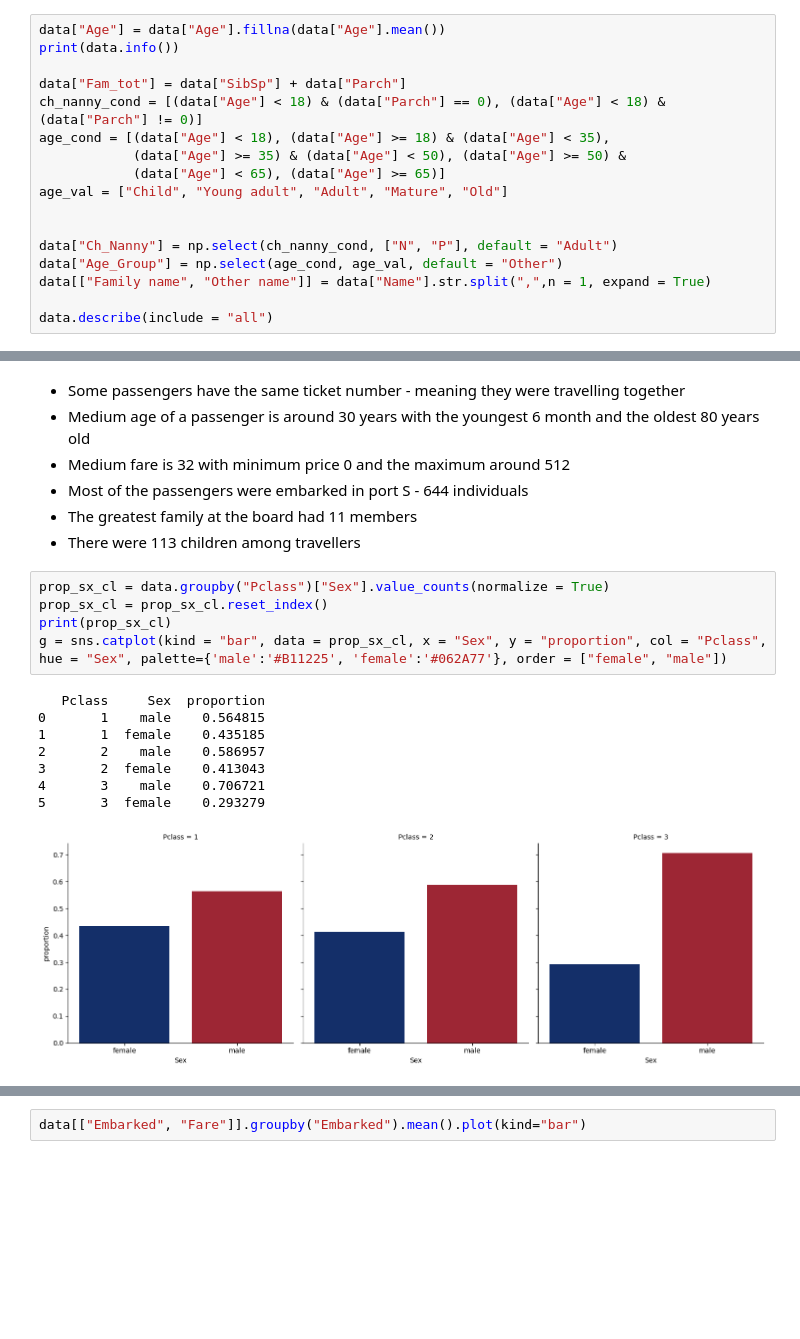
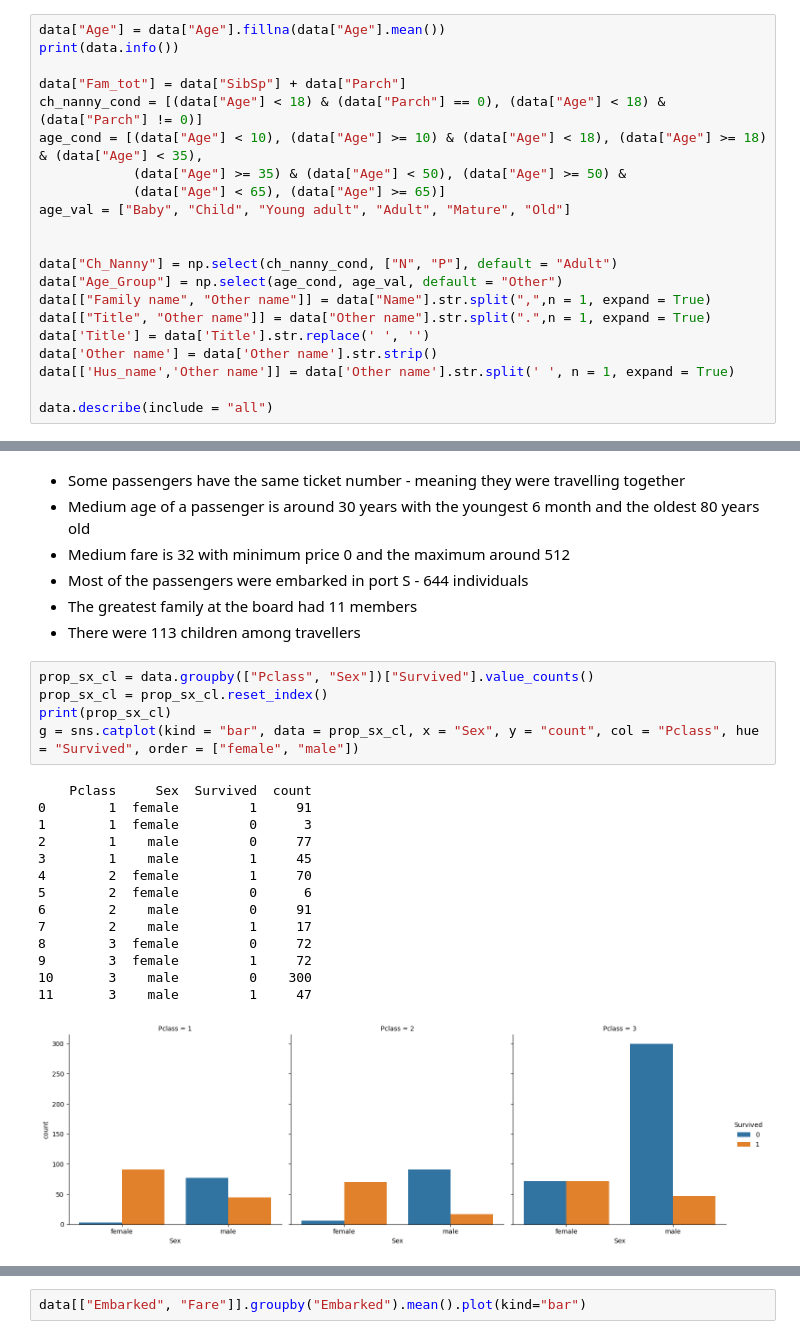
Before and after one commit to ALosenok/Repka, a Jupyter notebook: HW_8_Losenok.ipynb, the cells around one changed output, grey strips where cells are left out. Saved outputs shown, nothing was run; the diff lists cells and outputs as text; blank space fills up the shorter version.

```diff
--- a/HW_8_Losenok.ipynb
+++ b/HW_8_Losenok.ipynb
@@ -121,15 +123,19 @@ print(data.info())
 
 data["Fam_tot"] = data["SibSp"] + data["Parch"]
 ch_nanny_cond = [(data["Age"] < 18) & (data["Parch"] == 0), (data["Age"] < 18) & (data["Parch"] != 0)]
-age_cond = [(data["Age"] < 18), (data["Age"] >= 18) & (data["Age"] < 35),
+age_cond = [(data["Age"] < 10), (data["Age"] >= 10) & (data["Age"] < 18), (data["Age"] >= 18) & (data["Age"] < 35),
             (data["Age"] >= 35) & (data["Age"] < 50), (data["Age"] >= 50) &
             (data["Age"] < 65), (data["Age"] >= 65)]
-age_val = ["Child", "Young adult", "Adult", "Mature", "Old"]
+age_val = ["Baby", "Child", "Young adult", "Adult", "Mature", "Old"]
 
 
 data["Ch_Nanny"] = np.select(ch_nanny_cond, ["N", "P"], default = "Adult")
 data["Age_Group"] = np.select(age_cond, age_val, default = "Other")
 data[["Family name", "Other name"]] = data["Name"].str.split(",",n = 1, expand = True)
+data[["Title", "Other name"]] = data["Other name"].str.split(".",n = 1, expand = True)
+data['Title'] = data['Title'].str.replace(' ', '')
+data['Other name'] = data['Other name'].str.strip()
+data[['Hus_name','Other name']] = data['Other name'].str.split(' ', n = 1, expand = True)
 
 data.describe(include = "all")
 # %% [output]
@@ -177,18 +183,24 @@ From describe function we can make first conclusions:
 - The greatest family at the board had 11 members
 - There were 113 children among travellers
 # %%
-prop_sx_cl = data.groupby("Pclass")["Sex"].value_counts(normalize = True)
+prop_sx_cl = data.groupby(["Pclass", "Sex"])["Survived"].value_counts()
 prop_sx_cl = prop_sx_cl.reset_index()
 print(prop_sx_cl)
-g = sns.catplot(kind = "bar", data = prop_sx_cl, x = "Sex", y = "proportion", col = "Pclass", hue = "Sex", palette={'male':'#B11225', 'female':'#062A77'}, order = ["female", "male"])
+g = sns.catplot(kind = "bar", data = prop_sx_cl, x = "Sex", y = "count", col = "Pclass", hue = "Survived", order = ["female", "male"])
 # %% [output]
-   Pclass     Sex  proportion
-0       1    male    0.564815
-1       1  female    0.435185
-2       2    male    0.586957
-3       2  female    0.413043
-4       3    male    0.706721
-5       3  female    0.293279
+    Pclass     Sex  Survived  count
+0        1  female         1     91
+1        1  female         0      3
+2        1    male         0     77
+3        1    male         1     45
+4        2  female         1     70
+5        2  female         0      6
+6        2    male         0     91
+7        2    male         1     17
+8        3  female         0     72
+9        3  female         1     72
+10       3    male         0    300
+11       3    male         1     47
-[figure, old version]
+[figure, new version]
 # %%
 # Now the relationships between independent and dependent variables will be studied
```
Also changed, not shown: parts of 12 cells of this notebook.
